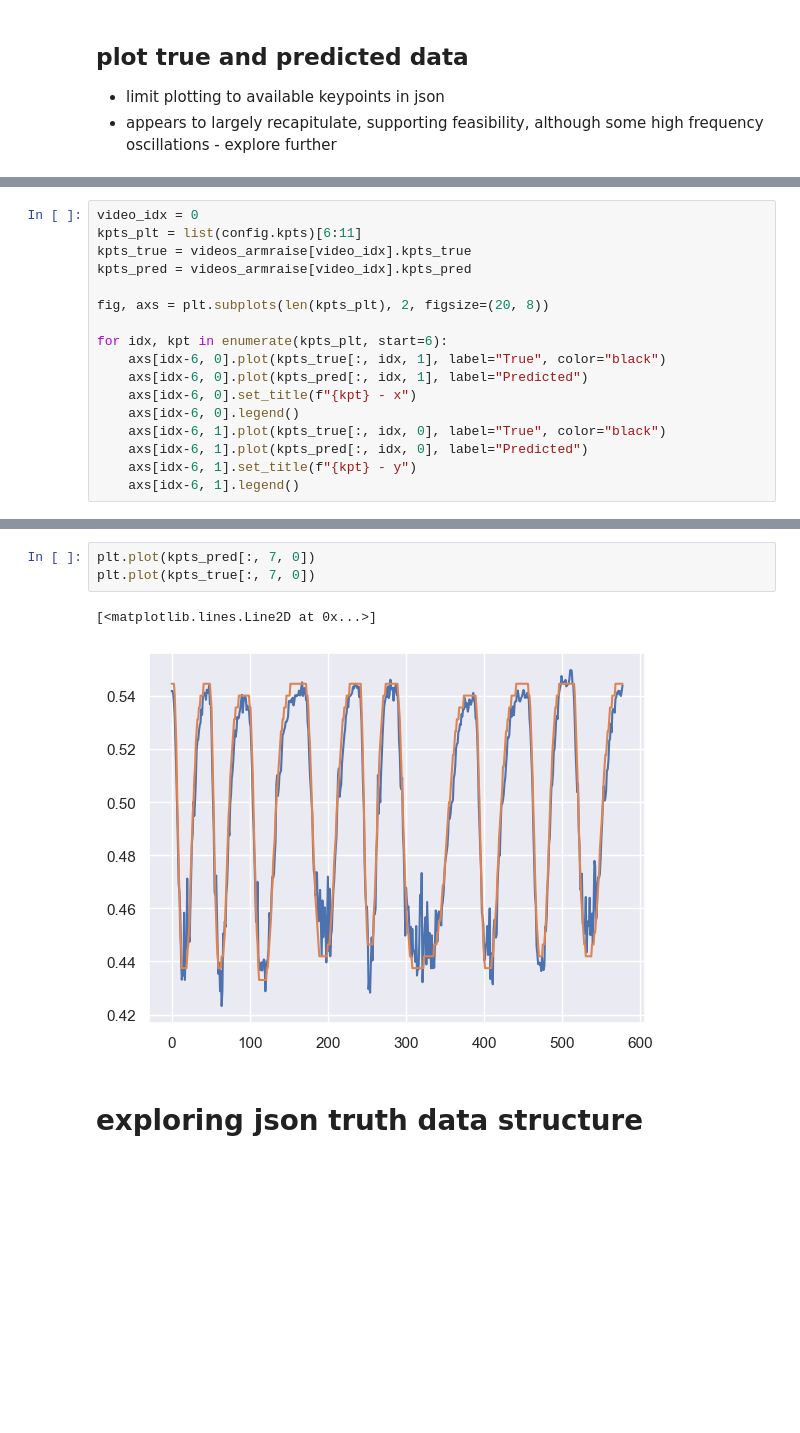
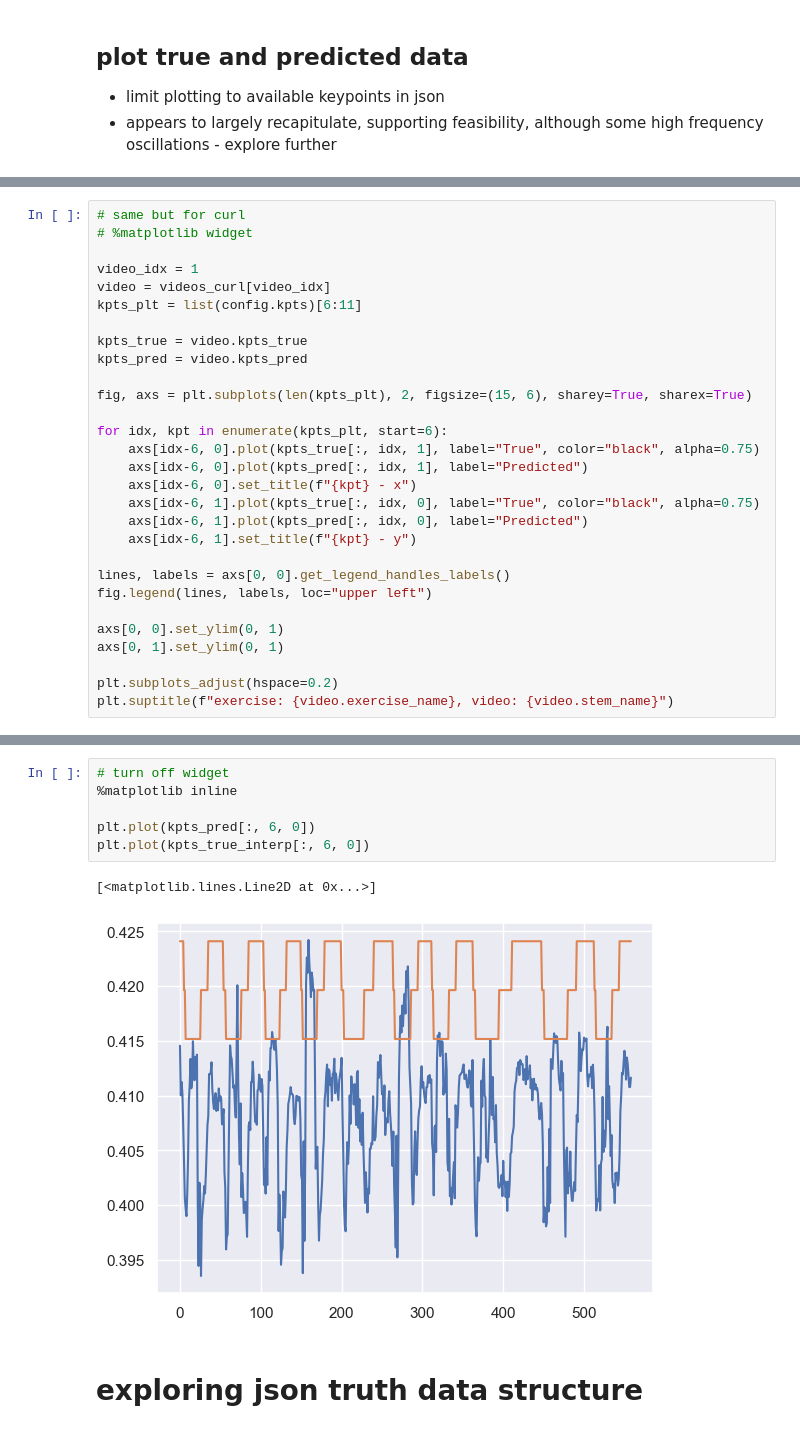
Before and after one commit to donw7/human_motion_analysis, a Jupyter notebook: notebooks/build_dataset.ipynb, the cells around one changed output, grey strips where cells are left out. Drawn from its saved outputs; the diff is of its cells as text; blank space fills up the shorter version.

```diff
--- a/notebooks/build_dataset.ipynb
+++ b/notebooks/build_dataset.ipynb
@@ -205,18 +280,30 @@ for video in videos_armraise:
 # %%
-video_idx = 0
+# same but for curl
+# %matplotlib widget
+
+video_idx = 1
+video = videos_curl[video_idx]
 kpts_plt = list(config.kpts)[6:11]
-kpts_true = videos_armraise[video_idx].kpts_true
-kpts_pred = videos_armraise[video_idx].kpts_pred
 
-fig, axs = plt.subplots(len(kpts_plt), 2, figsize=(20, 8))
+kpts_true = video.kpts_true
+kpts_pred = video.kpts_pred
+
+fig, axs = plt.subplots(len(kpts_plt), 2, figsize=(15, 6), sharey=True, sharex=True)
 
 for idx, kpt in enumerate(kpts_plt, start=6):
-    axs[idx-6, 0].plot(kpts_true[:, idx, 1], label="True", color="black")
+    axs[idx-6, 0].plot(kpts_true[:, idx, 1], label="True", color="black", alpha=0.75)
     axs[idx-6, 0].plot(kpts_pred[:, idx, 1], label="Predicted")
     axs[idx-6, 0].set_title(f"{kpt} - x")
-    axs[idx-6, 0].legend()
-    axs[idx-6, 1].plot(kpts_true[:, idx, 0], label="True", color="black")
+    axs[idx-6, 1].plot(kpts_true[:, idx, 0], label="True", color="black", alpha=0.75)
     axs[idx-6, 1].plot(kpts_pred[:, idx, 0], label="Predicted")
     axs[idx-6, 1].set_title(f"{kpt} - y")
-    axs[idx-6, 1].legend()
+
+lines, labels = axs[0, 0].get_legend_handles_labels()
+fig.legend(lines, labels, loc="upper left")
+
+axs[0, 0].set_ylim(0, 1)
+axs[0, 1].set_ylim(0, 1)
+
+plt.subplots_adjust(hspace=0.2)
+plt.suptitle(f"exercise: {video.exercise_name}, video: {video.stem_name}")
 # %% [output]
@@ -224,9 +312,12 @@ for idx, kpt in enumerate(kpts_plt, start=6):
 # %%
-plt.plot(kpts_pred[:, 7, 0])
-plt.plot(kpts_true[:, 7, 0])
+# turn off widget
+%matplotlib inline
+
+plt.plot(kpts_pred[:, 6, 0])
+plt.plot(kpts_true_interp[:, 6, 0])
 # %% [output]
 [<matplotlib.lines.Line2D at 0x...>]
-[figure, old version]
+[figure, new version]
 # %% [markdown]
 # exploring json truth data structure
 # %%
```
Also changed, not shown: parts of 17 cells of this notebook.
